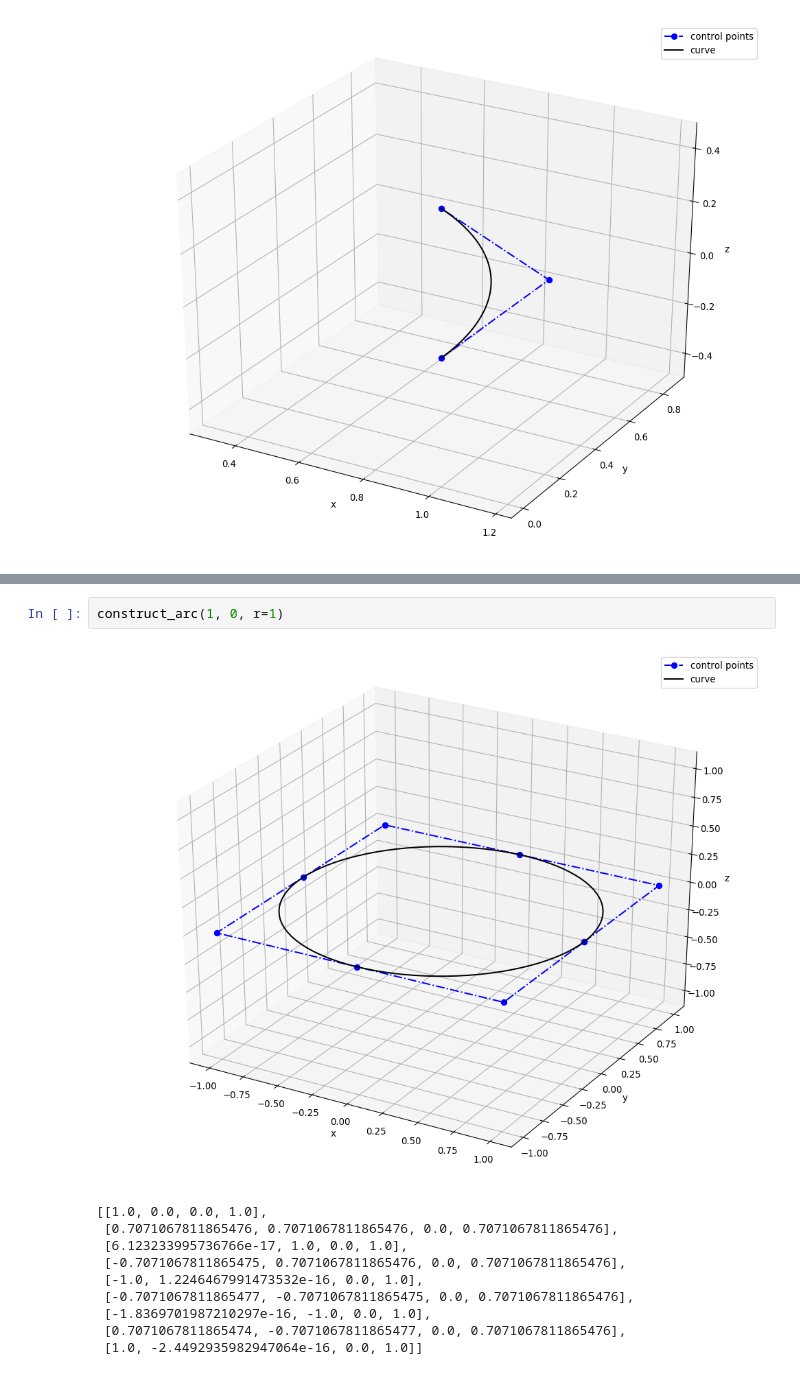
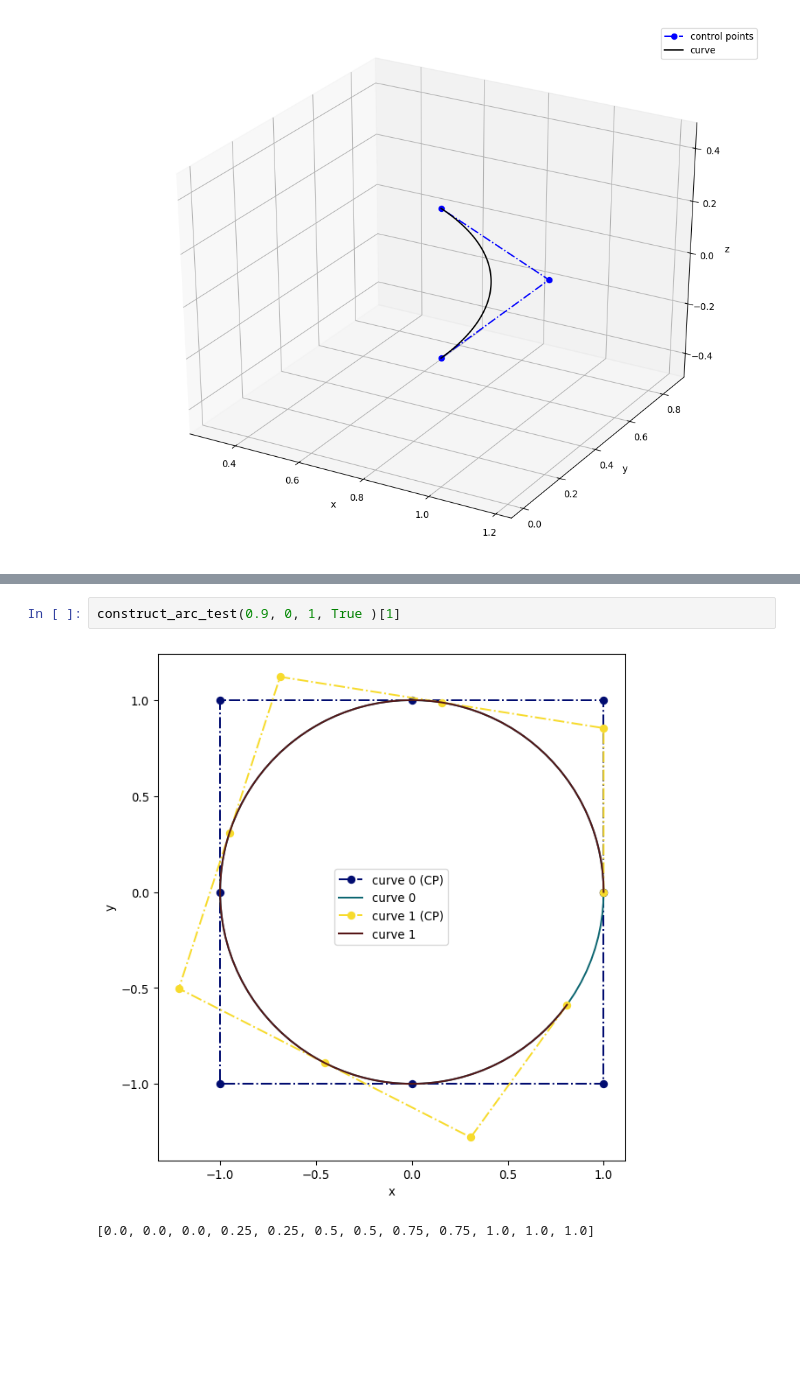
Before and after one commit to D-SLAVIN/IIB-F-JL-3, a Jupyter notebook: WeekL12/CircularArc.ipynb, the cells around one changed output, grey strips where cells are left out. Saved outputs shown, nothing was run; the diff lists cells and outputs as text; blank space fills up the shorter version.

```diff
--- a/WeekL12/CircularArc.ipynb
+++ b/WeekL12/CircularArc.ipynb
@@ -103,13 +133,5 @@ def construct_arc(alpha, z=0, r=1):
-# %%
-construct_arc(1, 0, r=1)
-# %% [output]
-[figure, removed]
-[[1.0, 0.0, 0.0, 1.0],
- [0.7071067811865476, 0.7071067811865476, 0.0, 0.7071067811865476],
- [6.123233995736766e-17, 1.0, 0.0, 1.0],
- [-0.7071067811865475, 0.7071067811865476, 0.0, 0.7071067811865476],
- [-1.0, 1.2246467991473532e-16, 0.0, 1.0],
- [-0.7071067811865477, -0.7071067811865475, 0.0, 0.7071067811865476],
- [-1.8369701987210297e-16, -1.0, 0.0, 1.0],
- [0.7071067811865474, -0.7071067811865477, 0.0, 0.7071067811865476],
- [1.0, -2.4492935982947064e-16, 0.0, 1.0]]
+# %%
+construct_arc_test(0.9, 0, 1, True )[1]
+# %% [output]
+[figure, added]
+[0.0, 0.0, 0.0, 0.25, 0.25, 0.5, 0.5, 0.75, 0.75, 1.0, 1.0, 1.0]
```
Also changed, not shown: parts of 2 cells of this notebook, 1 other file.
